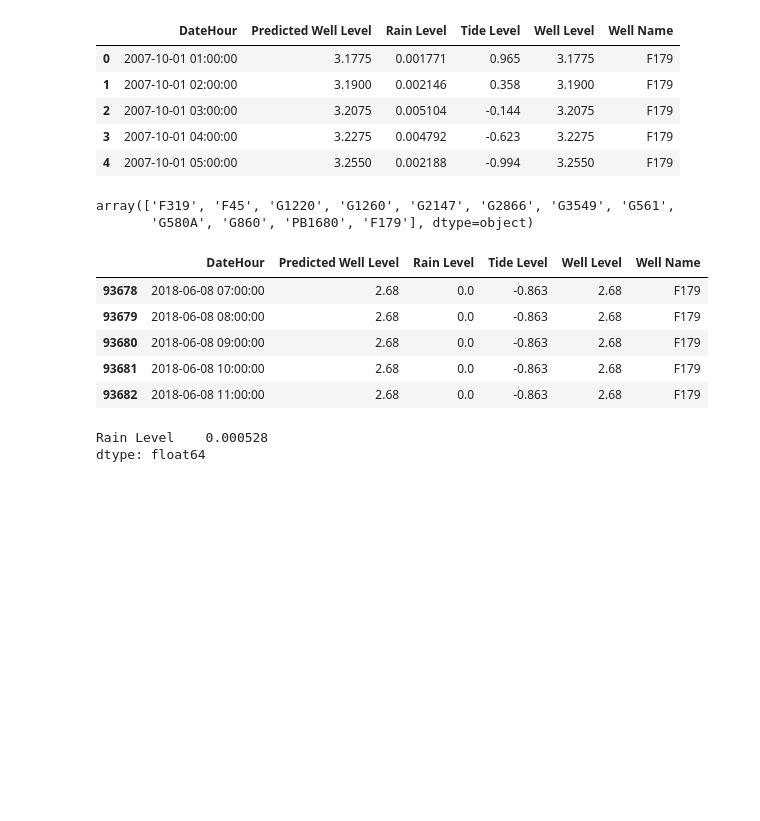
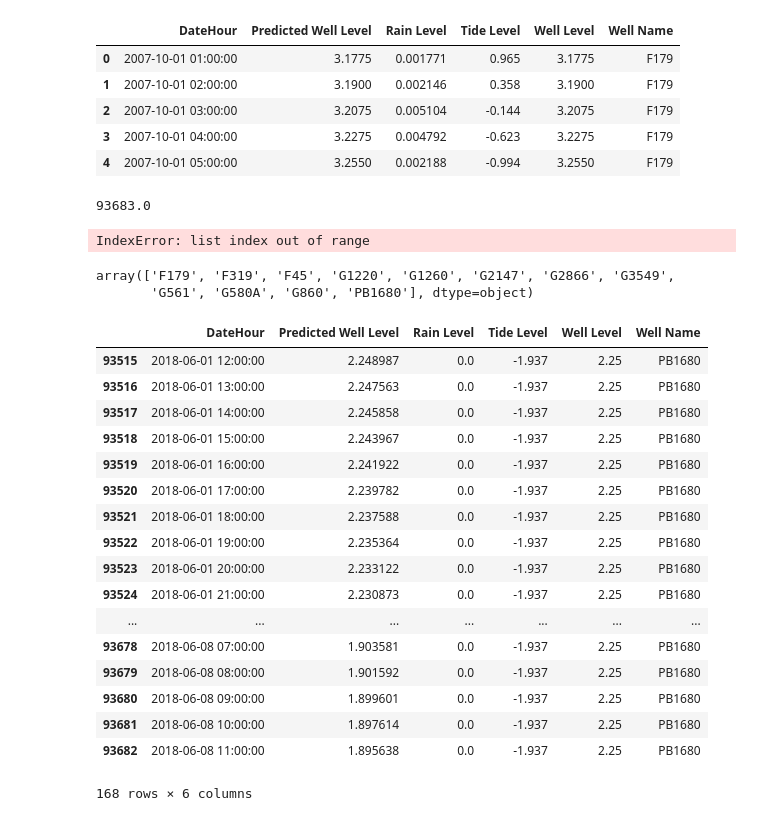
Before and after one commit to ccnobbli/Fall2_Homework, a Jupyter notebook: data/Well Data_Split/Aggregate All Well Data.ipynb, the cells around one changed output. Drawn from its saved outputs; the diff is of its cells as text; code cells hidden in the pictures; blank space fills up the shorter version.

Commit message:
fixed predicted columns

```diff
--- a/data/Well Data_Split/Aggregate All Well Data.ipynb
+++ b/data/Well Data_Split/Aggregate All Well Data.ipynb
@@ -282,8 +287,12 @@ df.head()
 | 2 | 2007-10-01 03:00:00 | 3.2075 | 0.005104 | -0.144 | 3.2075 | F179 |
 | 3 | 2007-10-01 04:00:00 | 3.2275 | 0.004792 | -0.623 | 3.2275 | F179 |
 | 4 | 2007-10-01 05:00:00 | 3.2550 | 0.002188 | -0.994 | 3.2550 | F179 |
+# %%
+len(df)/12
+# %% [output]
+93683.0
 # %%
-i=11
+i=1
 well = pd.read_csv(path + result[i])
 
 new_df = {
@@ -291,25 +300,42 @@ new_df = {
     'Well Level': well.iloc[:, 1],
     'Tide Level': well.iloc[:, 2],
     'Rain Level': well.iloc[:, 3],
-    'Predicted Well Level': well.iloc[:,4],
+    'Predicted Well Level': well.iloc[:,7],
     'Well Name': pd.Series([result[i][:len(result[i])-10] for name in range(len(well))])
 }
+#print(well.head())
+#df = pd.DataFrame(new_df)
 
 df = df.append(pd.DataFrame(new_df))
+print(df.tail())
 print(len(df))
+# %% [output]
+IndexError: list index out of range
 # %%
 df['Well Name'].unique()
 # %% [output]
-array(['F319', 'F45', 'G1220', 'G1260', 'G2147', 'G2866', 'G3549', 'G561',
-       'G580A', 'G860', 'PB1680', 'F179'], dtype=object)
+array(['F179', 'F319', 'F45', 'G1220', 'G1260', 'G2147', 'G2866', 'G3549',
+       'G561', 'G580A', 'G860', 'PB1680'], dtype=object)
 # %%
 df.to_csv(path + "Combined.csv", index=False)
 # %%
-df.tail()
+df.tail(168)
 # %% [output]
 |  | DateHour | Predicted Well Level | Rain Level | Tide Level | Well Level | Well Name |
-| 93678 | 2018-06-08 07:00:00 | 2.68 | 0.0 | -0.863 | 2.68 | F179 |
-| 93679 | 2018-06-08 08:00:00 | 2.68 | 0.0 | -0.863 | 2.68 | F179 |
-| 93680 | 2018-06-08 09:00:00 | 2.68 | 0.0 | -0.863 | 2.68 | F179 |
-| 93681 | 2018-06-08 10:00:00 | 2.68 | 0.0 | -0.863 | 2.68 | F179 |
-| 93682 | 2018-06-08 11:00:00 | 2.68 | 0.0 | -0.863 | 2.68 | F179 |
+| 93515 | 2018-06-01 12:00:00 | 2.248987 | 0.0 | -1.937 | 2.25 | PB1680 |
+| 93516 | 2018-06-01 13:00:00 | 2.247563 | 0.0 | -1.937 | 2.25 | PB1680 |
+| 93517 | 2018-06-01 14:00:00 | 2.245858 | 0.0 | -1.937 | 2.25 | PB1680 |
+| 93518 | 2018-06-01 15:00:00 | 2.243967 | 0.0 | -1.937 | 2.25 | PB1680 |
+| 93519 | 2018-06-01 16:00:00 | 2.241922 | 0.0 | -1.937 | 2.25 | PB1680 |
+| 93520 | 2018-06-01 17:00:00 | 2.239782 | 0.0 | -1.937 | 2.25 | PB1680 |
+| 93521 | 2018-06-01 18:00:00 | 2.237588 | 0.0 | -1.937 | 2.25 | PB1680 |
+| 93522 | 2018-06-01 19:00:00 | 2.235364 | 0.0 | -1.937 | 2.25 | PB1680 |
+| 93523 | 2018-06-01 20:00:00 | 2.233122 | 0.0 | -1.937 | 2.25 | PB1680 |
+| 93524 | 2018-06-01 21:00:00 | 2.230873 | 0.0 | -1.937 | 2.25 | PB1680 |
+| ... | ... | ... | ... | ... | ... | ... |
+| 93678 | 2018-06-08 07:00:00 | 1.903581 | 0.0 | -1.937 | 2.25 | PB1680 |
+| 93679 | 2018-06-08 08:00:00 | 1.901592 | 0.0 | -1.937 | 2.25 | PB1680 |
+| 93680 | 2018-06-08 09:00:00 | 1.899601 | 0.0 | -1.937 | 2.25 | PB1680 |
+| 93681 | 2018-06-08 10:00:00 | 1.897614 | 0.0 | -1.937 | 2.25 | PB1680 |
+| 93682 | 2018-06-08 11:00:00 | 1.895638 | 0.0 | -1.937 | 2.25 | PB1680 |
+168 rows × 6 columns
@@ -320,5 +341,0 @@ wells
-# %%
-df.loc[df['Well Name'] == 'G1260', ['DateHour', 'Rain Level']].mean()
-# %% [output]
-Rain Level    0.000528
-dtype: float64
```
Also changed, not shown: parts of 7 cells of this notebook, 1 other file.
